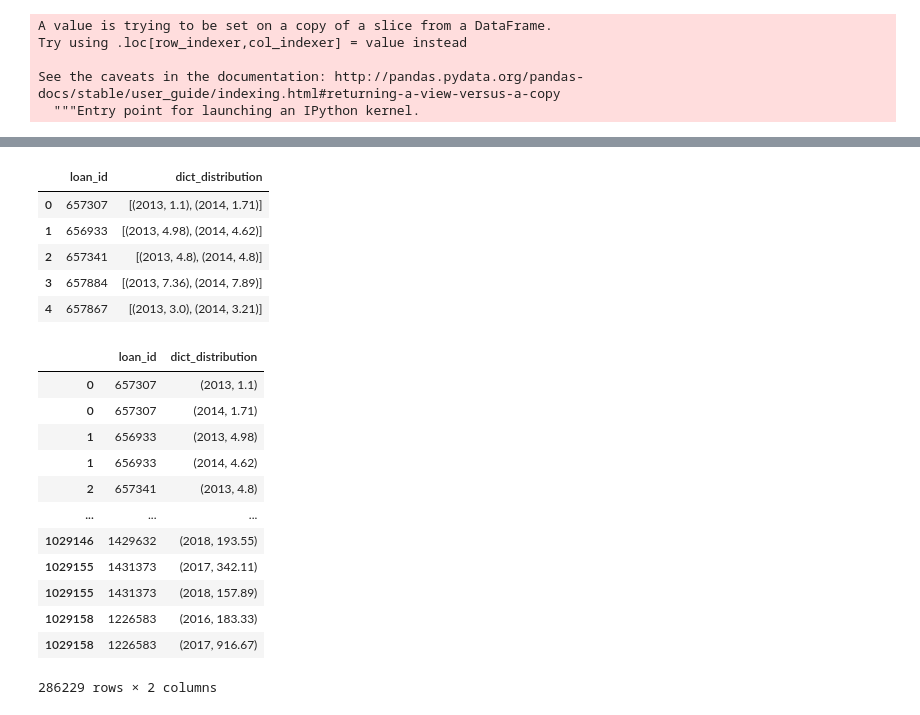
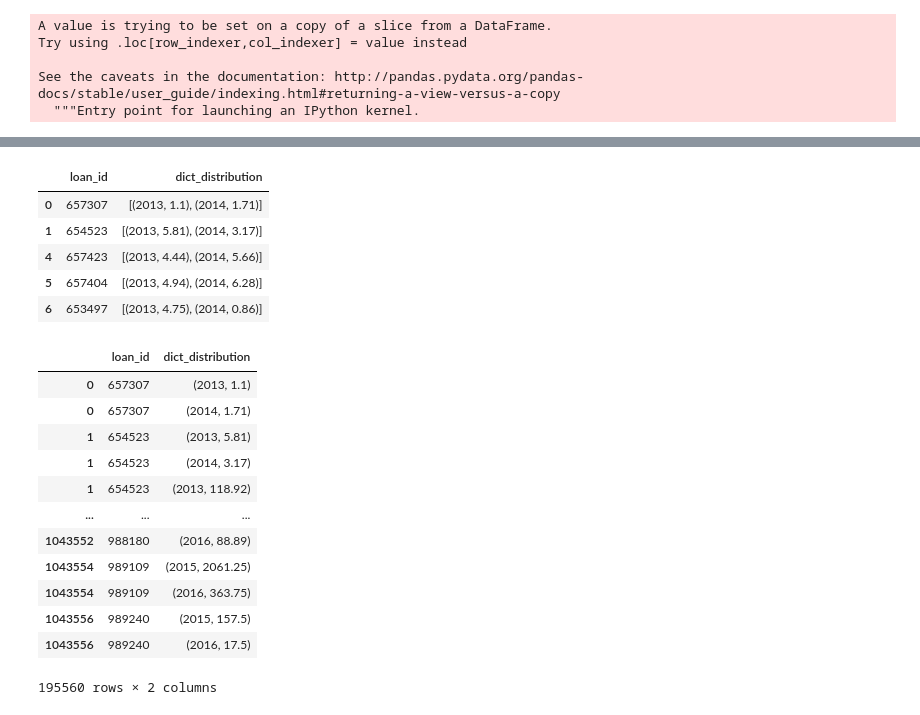
Before and after one commit to gaveter/Project_cs, a Jupyter notebook: Project.ipynb, the cells around one changed output, grey strips where cells are left out. Cells and saved outputs as stored; diff of their text form; code cells hidden in the pictures.

```diff
--- a/Project.ipynb
+++ b/Project.ipynb
@@ -1411,3 +1213,7 @@ differentYear_loan_USD.head()
+# %%
+differentYear_loan_USD = differentYear_loan_USD[['loan_id','disburse_time','planned_expiration_time',
+                                                 'loan_amount_conversion_USD','year_expiration','year_disburse',
+                                                 'difference_years','day_disburse']]
 # %%
-differentYear_loan_USD['month_disburse'] = differentYear_loan_USD.apply(lambda x: x['disburse_time'].date().month,axis=1)
-differentYear_loan_USD['day_expiration'] = differentYear_loan_USD.apply(lambda x: x['planned_expiration_time'].date().day,axis=1)
+differentYear_loan_USD['month_disburse'] = differentYear_loan_USD.apply(lambda x: x['disburse_time'].month,axis=1)
+differentYear_loan_USD['day_expiration'] = differentYear_loan_USD.apply(lambda x: x['planned_expiration_time'].day,axis=1)
@@ -1440,21 +1226,40 @@ def compute_amount_year(loan,den,val_num,range_year):
 # %%
-def compute_distribution(id,loan,day_d,month_d,year_d,day_e,year_e):
+def check_leap(year): #controllo se bisestile o meno
+  if calendar.isleap(year)==True:
+    return 366
+  else:
+    return 365
+
+def compute_amount_year(loan,den,val_num,range_year): #calcola quantità che deve essere restituita ogni anno
+  val_year = round((loan * val_num) / den,2)
+  return (range_year,val_year)
+
+
+def compute_distribution(id,loan,day_d,month_d,year_d,day_e,year_e): #ritorna lista che contiene per ogni anno la quantità che deve essere restituita
   days_month = calendar.monthrange(year_d,month_d)[1]
   values = []
-  year_range = set(range(year_d,year_e+1))
+  year_range = set(range(year_d,year_e+1)) #range anni tra disburse e planned_expiration_time
   lower_upper = set([year_d,year_e])
-  year_ris = list(year_range - lower_upper)
-  difference = days_month - day_d
-  if (len(year_ris)==0):
+  year_ris = list(year_range - lower_upper) #ottengo anni di cui devo considerare l'annualità (365 giorni 0 366)
+
+  if day_d==1:
+    difference = days_month
+  else:
+    if day_d==days_month:
+      difference = 1
+    else:
+      difference = days_month - day_d
+
+  if len(year_ris)==0: #se planned_expiration_time è anno successivo di disburse_time
     values.append([difference,day_e])
   else:
-    years_day = list(map (check_leap, year_ris))
+    years_day = list(map (check_leap, year_ris)) #ottengo una lista dove per ogni anno è registrato numero giorni anno
     values.append([[difference],years_day,[day_e]])
     values = list(itertools.chain(*values))
 
   values = list(itertools.chain(*values))
   year_range=list(year_range)
-  year_range.sort()
+  year_range.sort() #ordino gli anni
   den=sum(values)
   result_list = list(map (functools.partial(compute_amount_year, loan,den), values, list(year_range)))
   return result_list
@@ -1467,4 +1268,4 @@ differentYear_loan_USD.iloc[:2]
 # %%
-differentYear_loan_USD['dict_distribution']=differentYear_loan_USD.apply(lambda x: compute_distribution(x['loan_id'],x['loan_amount_conversion'],
+differentYear_loan_USD['dict_distribution']=differentYear_loan_USD.apply(lambda x: compute_distribution(x['loan_id'],x['loan_amount_conversion_USD'],
                                                                                               x['day_disburse'],x['month_disburse'],
                                                                                               x['year_disburse'],x['day_expiration'],x['year_expiration']),axis=1)
@@ -1494,30 +1272,28 @@ See the caveats in the documentation: http://pandas.pydata.org/pandas-docs/stabl
 # %%
 loan_distribution = differentYear_loan_USD[['loan_id','dict_distribution']]
-loan_distribution.head()
 # %% [output]
 |  | loan_id | dict_distribution |
 | 0 | 657307 | [(2013, 1.1), (2014, 1.71)] |
-| 1 | 656933 | [(2013, 4.98), (2014, 4.62)] |
-| 2 | 657341 | [(2013, 4.8), (2014, 4.8)] |
-| 3 | 657884 | [(2013, 7.36), (2014, 7.89)] |
-| 4 | 657867 | [(2013, 3.0), (2014, 3.21)] |
+| 1 | 654523 | [(2013, 5.81), (2014, 3.17)] |
+| 4 | 657423 | [(2013, 4.44), (2014, 5.66)] |
+| 5 | 657404 | [(2013, 4.94), (2014, 6.28)] |
+| 6 | 653497 | [(2013, 4.75), (2014, 0.86)] |
 # %%
 loan_distribution = loan_distribution.explode('dict_distribution')
-loan_distribution
 # %% [output]
 |  | loan_id | dict_distribution |
 | 0 | 657307 | (2013, 1.1) |
 | 0 | 657307 | (2014, 1.71) |
-| 1 | 656933 | (2013, 4.98) |
-| 1 | 656933 | (2014, 4.62) |
-| 2 | 657341 | (2013, 4.8) |
+| 1 | 654523 | (2013, 5.81) |
+| 1 | 654523 | (2014, 3.17) |
+| 1 | 654523 | (2013, 118.92) |
 | ... | ... | ... |
-| 1029146 | 1429632 | (2018, 193.55) |
-| 1029155 | 1431373 | (2017, 342.11) |
-| 1029155 | 1431373 | (2018, 157.89) |
-| 1029158 | 1226583 | (2016, 183.33) |
-| 1029158 | 1226583 | (2017, 916.67) |
+| 1043552 | 988180 | (2016, 88.89) |
+| 1043554 | 989109 | (2015, 2061.25) |
+| 1043554 | 989109 | (2016, 363.75) |
+| 1043556 | 989240 | (2015, 157.5) |
+| 1043556 | 989240 | (2016, 17.5) |
-286229 rows × 2 columns
+195560 rows × 2 columns
 # %%
 loan_distribution['year'] = loan_distribution.apply(lambda x: x['dict_distribution'][0],axis=1)
 loan_distribution['loan_amount_USD'] = loan_distribution.apply(lambda x: x['dict_distribution'][1],axis=1)
```
Also changed, not shown: parts of 93 cells of this notebook.
